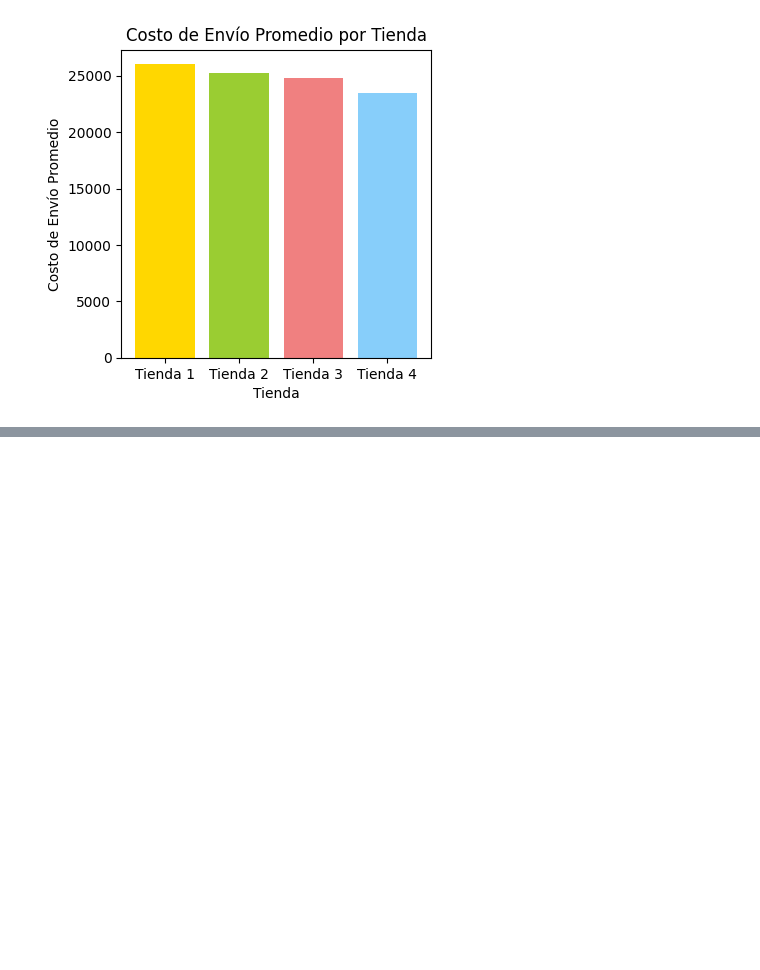
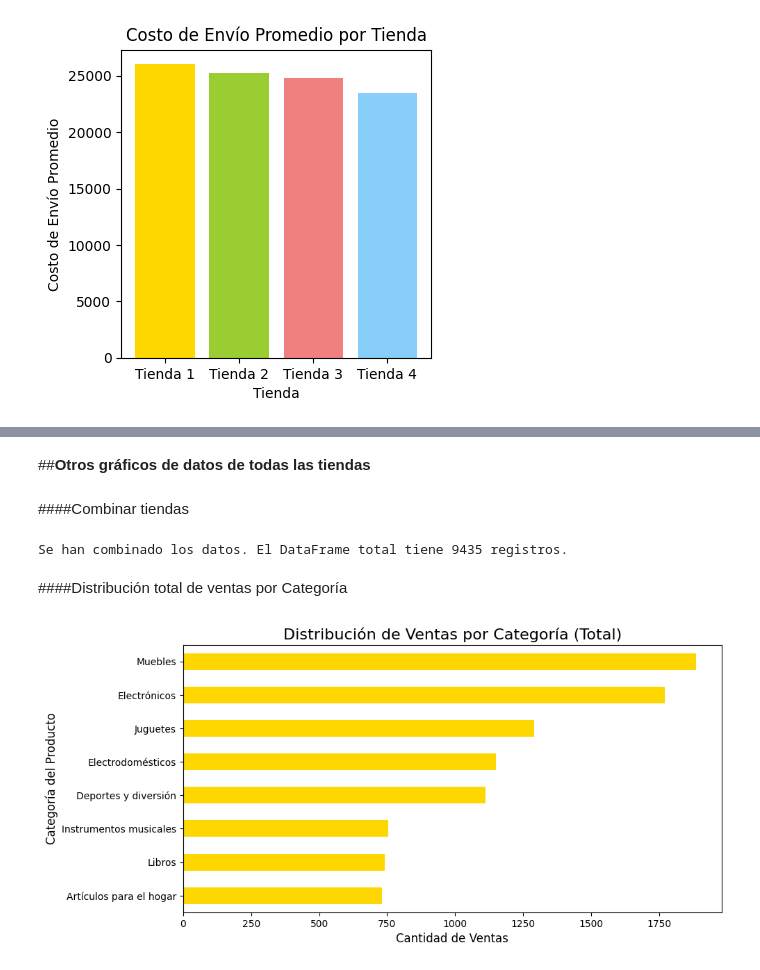
Before and after one commit to Gaby46Pe/challenge1-data-science-latam-gap, a Jupyter notebook: AluraStoreLatam.ipynb, the cells around one changed output, grey strips where cells are left out. Saved outputs shown, nothing was run; the diff lists cells and outputs as text; code cells hidden in the pictures; blank space fills up the shorter version.

```diff
--- a/AluraStoreLatam.ipynb
+++ b/AluraStoreLatam.ipynb
@@ -969,0 +961,26 @@ plt.show()
+# %% [markdown]
+##**Otros gráficos de datos de todas las tiendas**
+# %% [markdown]
+####Combinar tiendas
+# %%
+import matplotlib.pyplot as plt
+import pandas as pd
+
+tienda_total = pd.concat([tienda, tienda2, tienda3, tienda4], ignore_index=True)
+
+print(f"Se han combinado los datos. El DataFrame total tiene {tienda_total.shape[0]} registros.")
+# %% [output]
+Se han combinado los datos. El DataFrame total tiene 9435 registros.
+# %% [markdown]
+####Distribución total de ventas por Categoría
+# %%
+conteo_categorias = tienda_total['Categoría del Producto'].value_counts(ascending=True)
+
+plt.figure(figsize=(10, 5))
+conteo_categorias.plot(kind='barh', color='gold')
+plt.title('Distribución de Ventas por Categoría (Total)', fontsize=16)
+plt.xlabel('Cantidad de Ventas', fontsize=12)
+plt.ylabel('Categoría del Producto', fontsize=12)
+plt.show()
+# %% [output]
+[figure, added]
```
Also changed, not shown: parts of 39 cells of this notebook.
